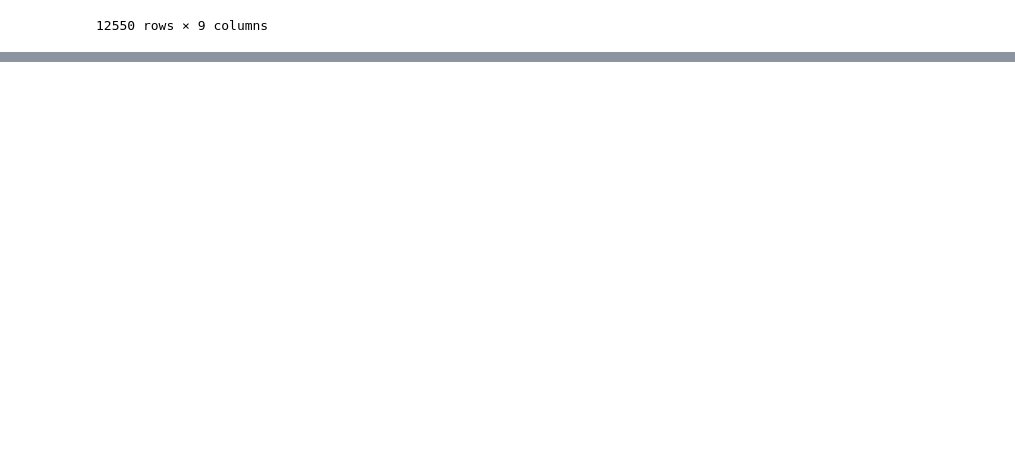
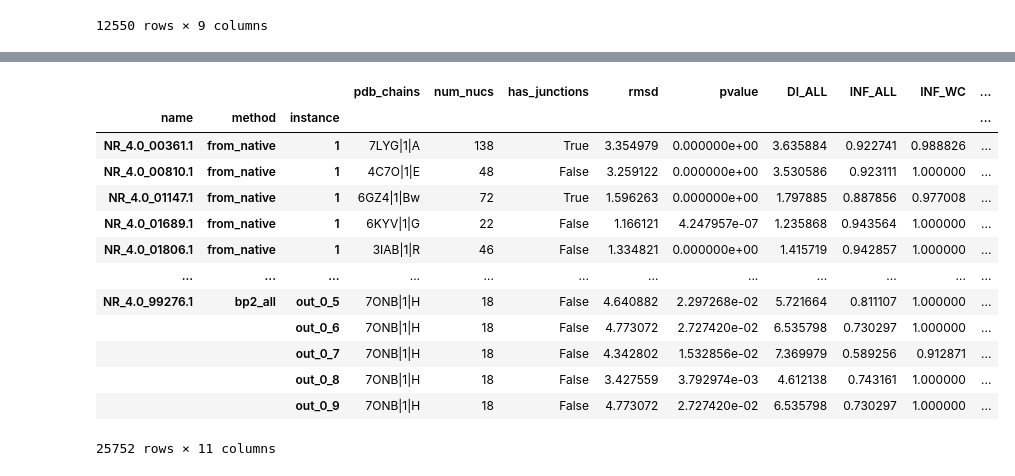
Before and after one commit to Paul-Andre/rna_bits, a Jupyter notebook: src/rna_bits/data/benchmark/auto_from_pdb/Untitled.ipynb, the cells around one changed output, grey strips where cells are left out. Saved outputs shown, nothing was run; the diff lists cells and outputs as text; code cells hidden in the pictures; blank space fills up the shorter version.

```diff
--- a/src/rna_bits/data/benchmark/auto_from_pdb/Untitled.ipynb
+++ b/src/rna_bits/data/benchmark/auto_from_pdb/Untitled.ipynb
@@ -155,20 +126,20 @@ info
 # %%
-df = pd.DataFrame(index = info.index, columns = pd.MultiIndex.from_tuples([], names=["", ""]))
-df[ "", "pdb_chains"] = info["pdb_chains"]
+# df = pd.DataFrame(index = info.index, columns = pd.MultiIndex.from_tuples([], names=["", ""]))
+# df[ "", "pdb_chains"] = info["pdb_chains"]
 
-df[ "", "num_nucs"] = info["num_nucs"]
+# df[ "", "num_nucs"] = info["num_nucs"]
 
-for (k,v) in singles.items():
-    df[k, "."] = v.reset_index().set_index(["name"])["rmsd"]
-for (k,v) in multis.items():
-    df[k, "best"] = v["rmsd"].groupby("name").min()
-    df[k, "mean"] = v["rmsd"].groupby("name").mean()
-    df[k, "variance"] = v["rmsd"].groupby("name").var()
-df.sort_values(by=[("","num_nucs")], inplace=True)
-# Remove rows that have all NaN's
-values = list(set(df.columns) - {("", "pdb_chains"), ("", "num_nucs")})
-df.drop(df[df[values].isna().all(axis=1)].index)
-df
+# for (k,v) in singles.items():
+#     df[k, "."] = v.reset_index().set_index(["name"])["rmsd"]
+# for (k,v) in multis.items():
+#     df[k, "best"] = v["rmsd"].groupby("name").min()
+#     df[k, "mean"] = v["rmsd"].groupby("name").mean()
+#     df[k, "variance"] = v["rmsd"].groupby("name").var()
+# df.sort_values(by=[("","num_nucs")], inplace=True)
+# # Remove rows that have all NaN's
+# values = list(set(df.columns) - {("", "pdb_chains"), ("", "num_nucs")})
+# df.drop(df[df[values].isna().all(axis=1)].index)
+# df
 # %%
 def create_table(metric, best_is_min):
     df = pd.DataFrame(index = info.index, columns = pd.MultiIndex.from_tuples([], names=["", ""]))
@@ -235,0 +350,27 @@ df
+# %%
+to_concat = []
+methods = []
+for k,v in singles.items():
+    to_concat.append(v.assign(method=k).assign(multi=False))
+    methods.append(k)
+for k,v in multis.items():
+    to_concat.append(v.assign(method=k).assign(multi=True))
+    methods.append(k)
+
+all_data = pd.concat(to_concat).reset_index().set_index([ "name", "method", "instance"])
+all_data
+# %% [output]
+|  |  |  | pdb_chains | num_nucs | has_junctions | rmsd | pvalue | DI_ALL | INF_ALL | INF_WC | ... |
+| name | method | instance |  |  |  |  |  |  |  |  | ... |
+| NR_4.0_00361.1 | from_native | 1 | 7LYG|1|A | 138 | True | 3.354979 | 0.000000e+00 | 3.635884 | 0.922741 | 0.988826 | ... |
+| NR_4.0_00810.1 | from_native | 1 | 4C7O|1|E | 48 | False | 3.259122 | 0.000000e+00 | 3.530586 | 0.923111 | 1.000000 | ... |
+| NR_4.0_01147.1 | from_native | 1 | 6GZ4|1|Bw | 72 | True | 1.596263 | 0.000000e+00 | 1.797885 | 0.887856 | 0.977008 | ... |
+| NR_4.0_01689.1 | from_native | 1 | 6KYV|1|G | 22 | False | 1.166121 | 4.247957e-07 | 1.235868 | 0.943564 | 1.000000 | ... |
+| NR_4.0_01806.1 | from_native | 1 | 3IAB|1|R | 46 | False | 1.334821 | 0.000000e+00 | 1.415719 | 0.942857 | 1.000000 | ... |
+| ... | ... | ... | ... | ... | ... | ... | ... | ... | ... | ... | ... |
+| NR_4.0_99276.1 | bp2_all | out_0_5 | 7ONB|1|H | 18 | False | 4.640882 | 2.297268e-02 | 5.721664 | 0.811107 | 1.000000 | ... |
+|  |  | out_0_6 | 7ONB|1|H | 18 | False | 4.773072 | 2.727420e-02 | 6.535798 | 0.730297 | 1.000000 | ... |
+|  |  | out_0_7 | 7ONB|1|H | 18 | False | 4.342802 | 1.532856e-02 | 7.369979 | 0.589256 | 0.912871 | ... |
+|  |  | out_0_8 | 7ONB|1|H | 18 | False | 3.427559 | 3.792974e-03 | 4.612138 | 0.743161 | 1.000000 | ... |
+|  |  | out_0_9 | 7ONB|1|H | 18 | False | 4.773072 | 2.727420e-02 | 6.535798 | 0.730297 | 1.000000 | ... |
+25752 rows × 11 columns
```
Also changed, not shown: parts of 54 cells of this notebook, 1 other file.
